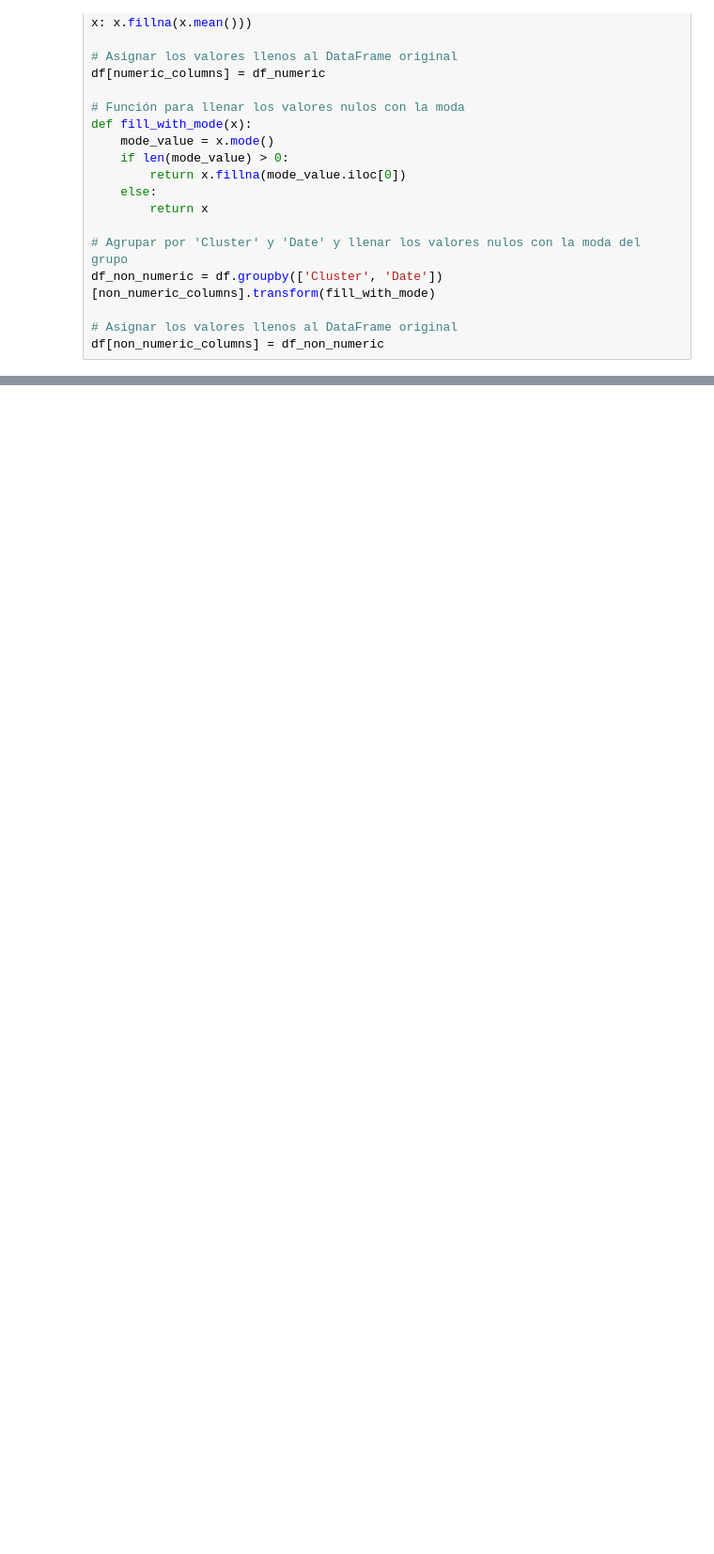
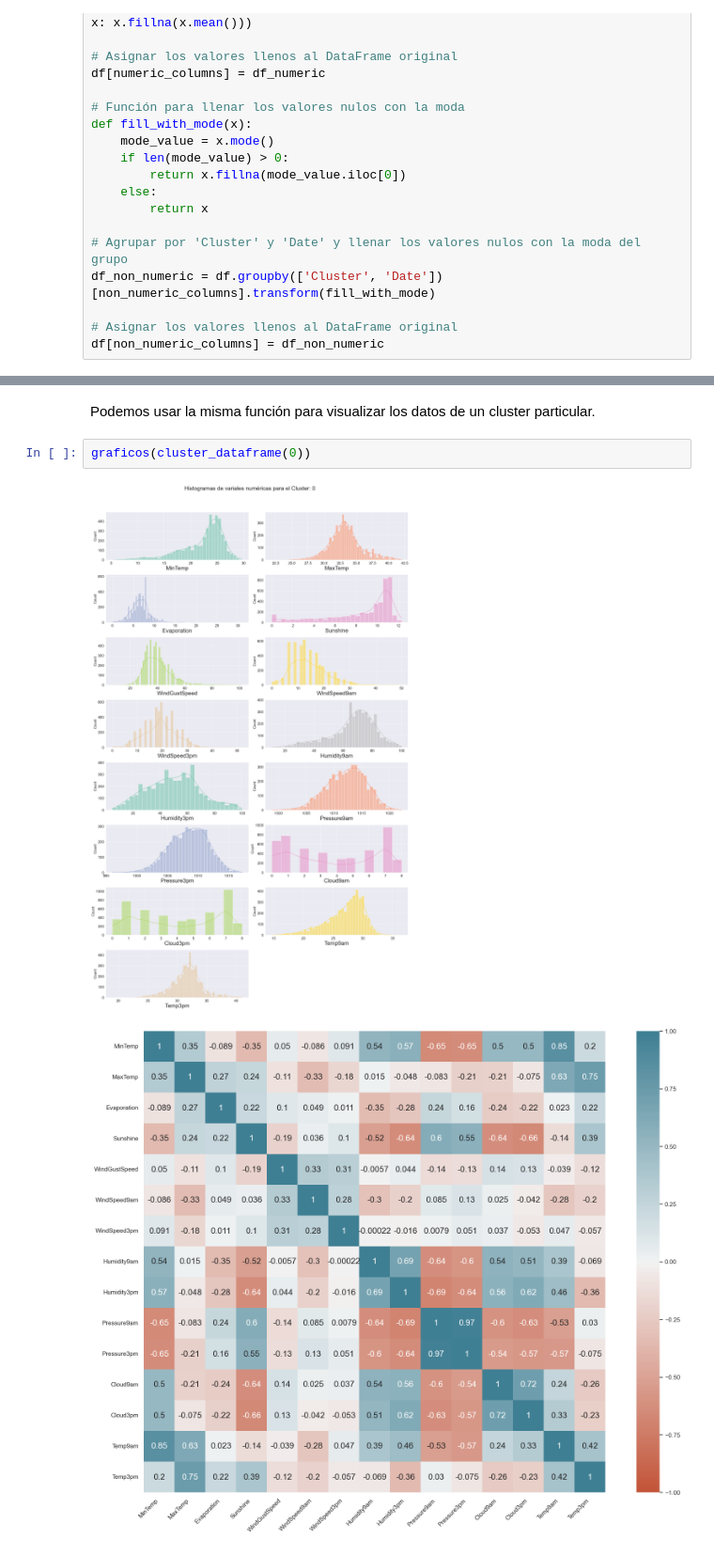
Before and after one commit to augustofarias2/tp_apat, a Jupyter notebook: practico.ipynb, the cells around one changed output, grey strips where cells are left out. Shown at 94% size. Drawn from its saved outputs; the diff is of its cells as text; blank space fills up the shorter version.

```diff
--- a/practico.ipynb
+++ b/practico.ipynb
@@ -334,0 +474,7 @@ plot_variables(df)
+# %% [markdown]
+Podemos usar la misma función para visualizar los datos de un cluster particular.
+# %%
+graficos(cluster_dataframe(0))
+# %% [output]
+[figure, added]
+[figure, added]
```
Also changed, not shown: parts of 30 cells of this notebook, 7 other files.
